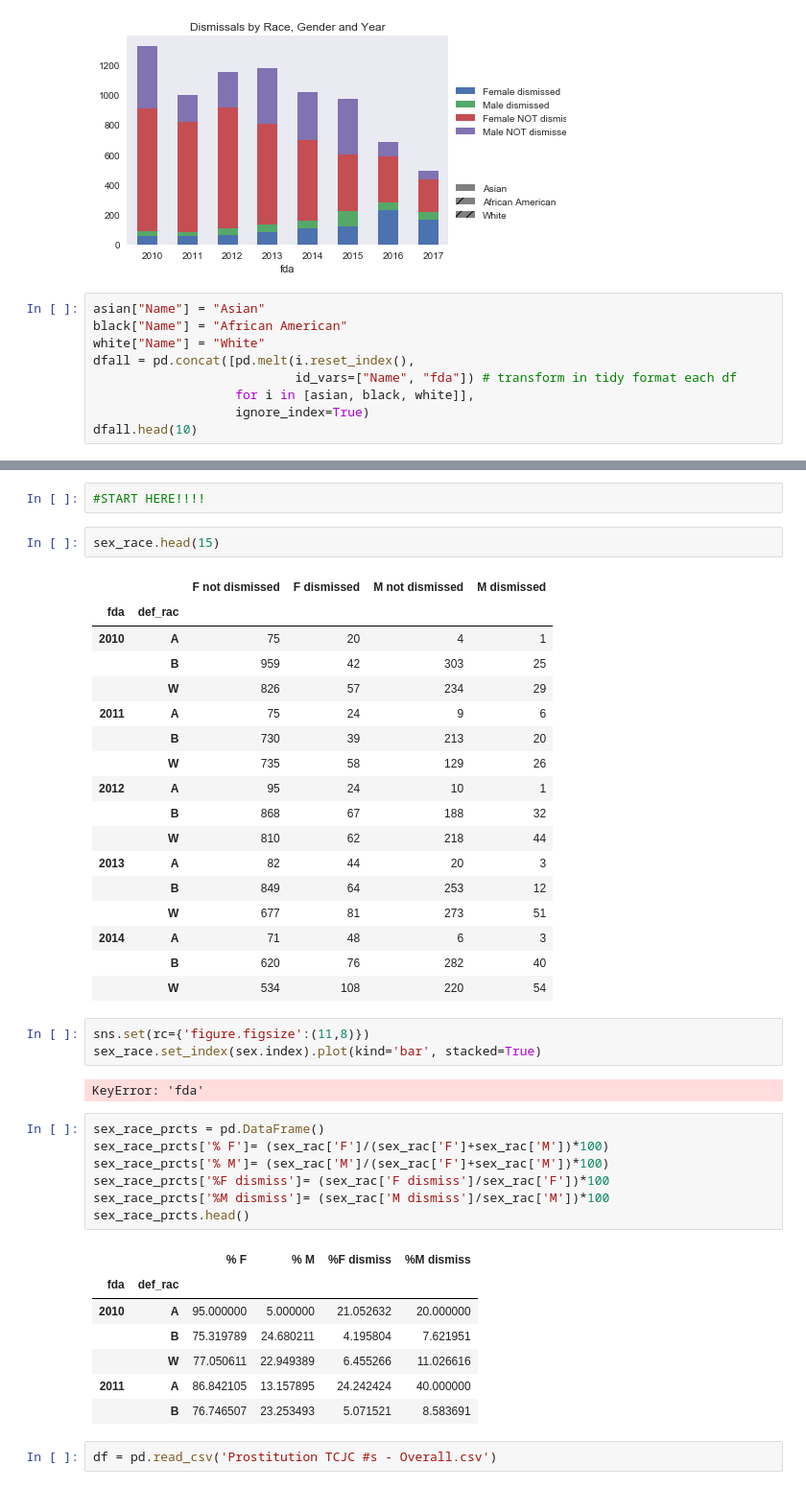
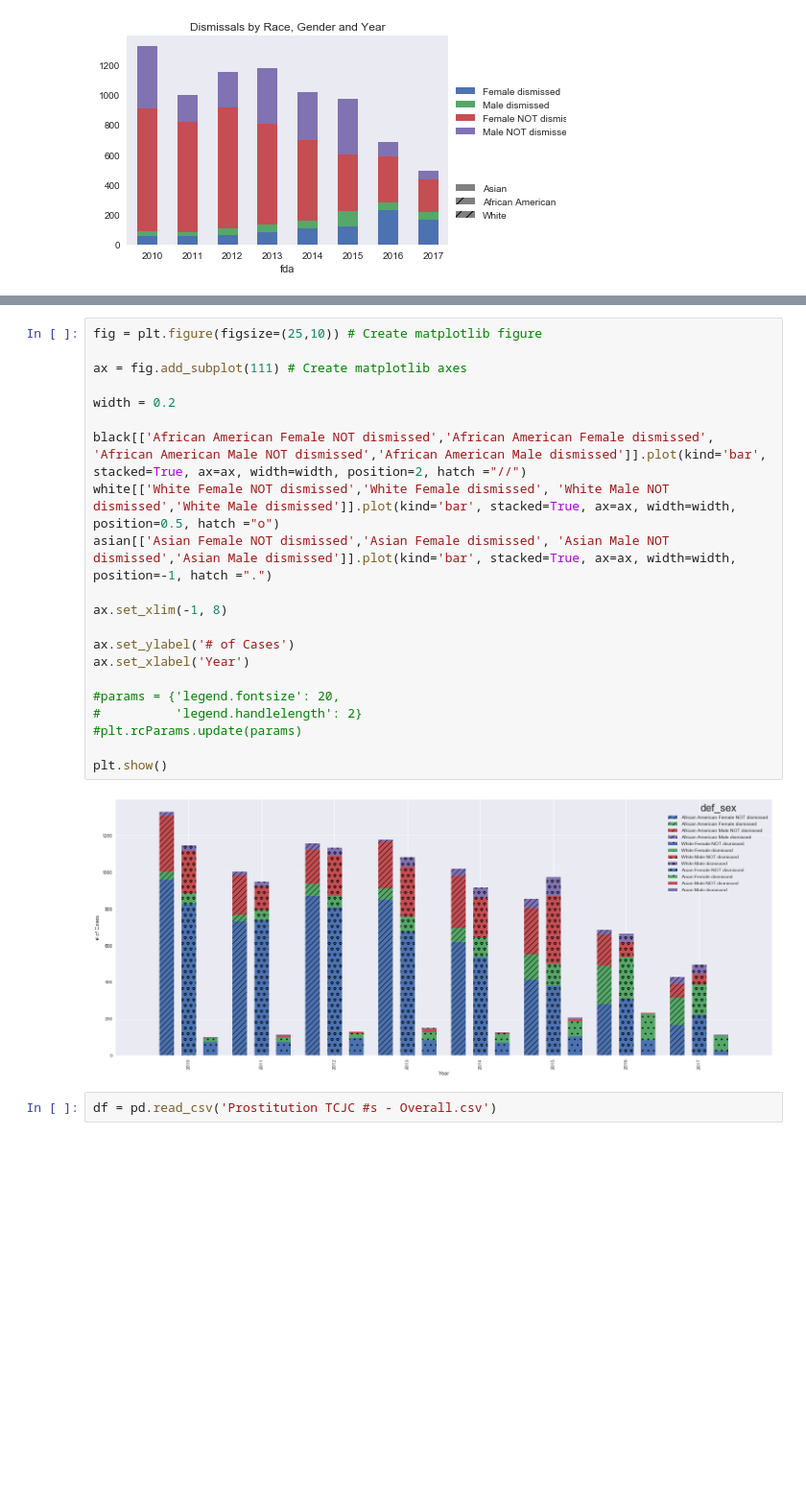
Before and after one commit to circushaase/harriscriminalcourt, a Jupyter notebook: Blog 1 visuals.ipynb, the cells around one changed output, grey strips where cells are left out. Shown at 96% size. Saved outputs shown, nothing was run; the diff lists cells and outputs as text; blank space fills up the shorter version.

```diff
--- a/Blog 1 visuals.ipynb
+++ b/Blog 1 visuals.ipynb
@@ -545,12 +564,3 @@ plot_clustered_stacked([asian, black, white],["Asian", "African American", "Whit
 # %% [output]
 <matplotlib.axes._subplots.AxesSubplot at 0x...>
 [figure]
-# %%
-asian["Name"] = "Asian"
-black["Name"] = "African American"
-white["Name"] = "White"
-dfall = pd.concat([pd.melt(i.reset_index(),
-                           id_vars=["Name", "fda"]) # transform in tidy format each df
-                   for i in [asian, black, white]],
-                   ignore_index=True)
-dfall.head(10)
@@ -576,45 +567,26 @@ KeyError: 'fda'
-# %%
-#START HERE!!!!
-# %%
-sex_race.head(15)
-# %% [output]
-|  |  | F not dismissed | F dismissed | M not dismissed | M dismissed |
-| fda | def_rac |  |  |  |  |
-| 2010 | A | 75 | 20 | 4 | 1 |
-|  | B | 959 | 42 | 303 | 25 |
-|  | W | 826 | 57 | 234 | 29 |
-| 2011 | A | 75 | 24 | 9 | 6 |
-|  | B | 730 | 39 | 213 | 20 |
-|  | W | 735 | 58 | 129 | 26 |
-| 2012 | A | 95 | 24 | 10 | 1 |
-|  | B | 868 | 67 | 188 | 32 |
-|  | W | 810 | 62 | 218 | 44 |
-| 2013 | A | 82 | 44 | 20 | 3 |
-|  | B | 849 | 64 | 253 | 12 |
-|  | W | 677 | 81 | 273 | 51 |
-| 2014 | A | 71 | 48 | 6 | 3 |
-|  | B | 620 | 76 | 282 | 40 |
-|  | W | 534 | 108 | 220 | 54 |
-# %%
-sns.set(rc={'figure.figsize':(11,8)})
-sex_race.set_index(sex.index).plot(kind='bar', stacked=True)
-# %% [output]
-KeyError: 'fda'
-# %%
-sex_race_prcts = pd.DataFrame()
-sex_race_prcts['% F']= (sex_rac['F']/(sex_rac['F']+sex_rac['M'])*100)
-sex_race_prcts['% M']= (sex_rac['M']/(sex_rac['F']+sex_rac['M'])*100)
-sex_race_prcts['%F dismiss']= (sex_rac['F dismiss']/sex_rac['F'])*100
-sex_race_prcts['%M dismiss']= (sex_rac['M dismiss']/sex_rac['M'])*100
-sex_race_prcts.head()
-# %% [output]
-|  |  | % F | % M | %F dismiss | %M dismiss |
-| fda | def_rac |  |  |  |  |
-| 2010 | A | 95.000000 | 5.000000 | 21.052632 | 20.000000 |
-|  | B | 75.319789 | 24.680211 | 4.195804 | 7.621951 |
-|  | W | 77.050611 | 22.949389 | 6.455266 | 11.026616 |
-| 2011 | A | 86.842105 | 13.157895 | 24.242424 | 40.000000 |
-|  | B | 76.746507 | 23.253493 | 5.071521 | 8.583691 |
+# %%
+fig = plt.figure(figsize=(25,10)) # Create matplotlib figure
+
+ax = fig.add_subplot(111) # Create matplotlib axes
+
+width = 0.2
+
+black[['African American Female NOT dismissed','African American Female dismissed', 'African American Male NOT dismissed','African American Male dismissed']].plot(kind='bar', stacked=True, ax=ax, width=width, position=2, hatch ="//")
+white[['White Female NOT dismissed','White Female dismissed', 'White Male NOT dismissed','White Male dismissed']].plot(kind='bar', stacked=True, ax=ax, width=width, position=0.5, hatch ="o")
+asian[['Asian Female NOT dismissed','Asian Female dismissed', 'Asian Male NOT dismissed','Asian Male dismissed']].plot(kind='bar', stacked=True, ax=ax, width=width, position=-1, hatch =".")
+
+ax.set_xlim(-1, 8)
+
+ax.set_ylabel('# of Cases')
+ax.set_xlabel('Year')
+
+#params = {'legend.fontsize': 20,
+#          'legend.handlelength': 2}
+#plt.rcParams.update(params)
+
+plt.show()
+# %% [output]
+[figure, added]
 # %%
 df = pd.read_csv('Prostitution TCJC #s - Overall.csv')
 # %%
```
Also changed, not shown: parts of 7 cells of this notebook.
